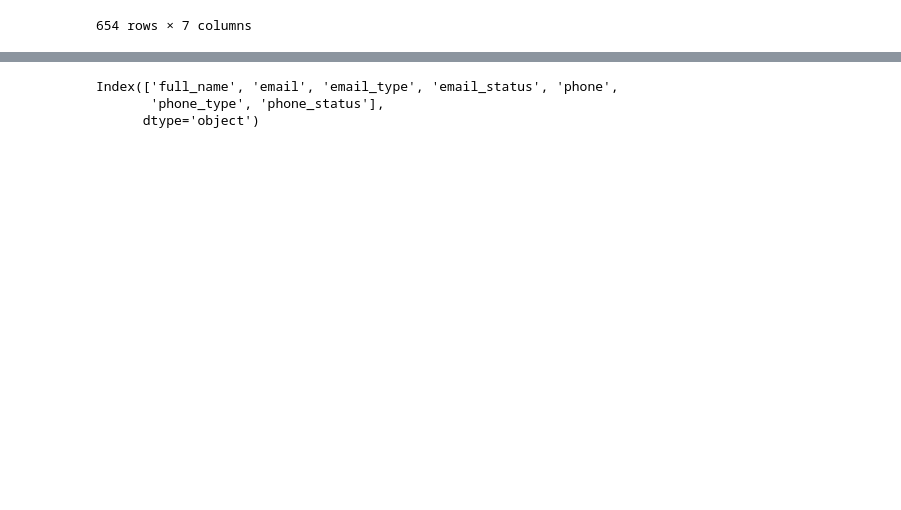
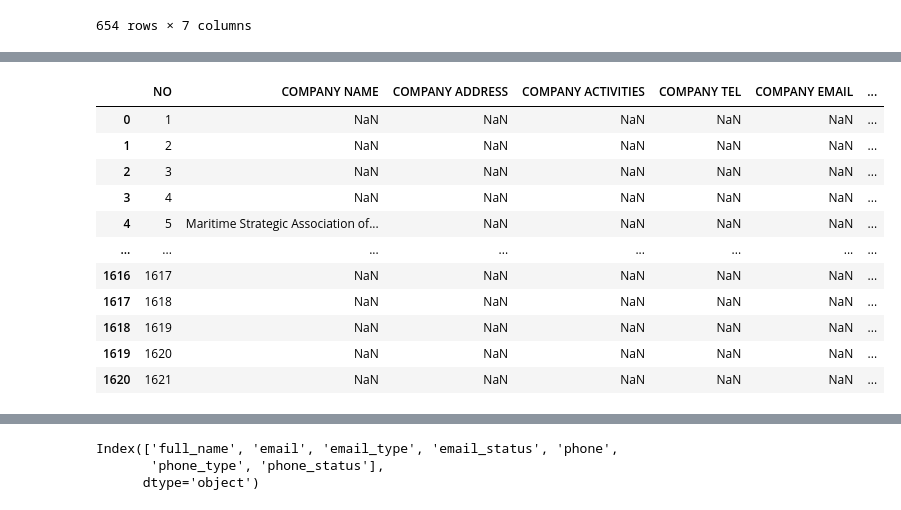
Before and after one commit to maeltwosinggit/My-Projects, a Jupyter notebook: Project 4 - Webscrape/rearrange.ipynb, the cells around one changed output, grey strips where cells are left out. Drawn from its saved outputs; the diff is of its cells as text; code cells hidden in the pictures; blank space fills up the shorter version.

Commit message:
transferred xlookup process from excel into python in ipynb for better processing performance

```diff
--- a/Project 4 - Webscrape/rearrange.ipynb
+++ b/Project 4 - Webscrape/rearrange.ipynb
@@ -113,0 +97,80 @@ Filtered data saved to combined_SalesQL_Record.xlsx
+# %%
+# extracting data from template
+dftemplate_raw = pd.read_excel('C:/Users/uadrian/Downloads/MITS/Data Research Template.xlsx', sheet_name='Sheet2', header=1)
+
+# drop last three useless column
+dftemplate_raw = dftemplate_raw.iloc[:, :-3]
+# %%
+#Task 1 - From Template Xlookup Contact Email (email type 'personal') with email status 'valid'
+
+# Filter filtered_df for rows where 'email_status' is 'valid' and 'email_type' is 'personal'
+filtered_df_t1 = filtered_df[(filtered_df['email_status'] == 'valid') & (filtered_df['email_type'] == 'personal')]
+print(f'count rows for filtered_df: {filtered_df.shape}\ncount rows for filtered_df_t1: {filtered_df_t1.shape}')
+
+# Create a copy of dftemplate_raw
+dftemplate_t1 = dftemplate_raw.copy()
+
+# Create a dictionary mapping 'Raw Full Name' to 'email' in filtered_df
+email_mapping = dict(zip(filtered_df['Raw Full Name'], filtered_df['email']))
+
+# Fill NaN values in 'email' column of dftemplate_t1 using email_mapping
+dftemplate_t1['CONTACT EMAIL'] = dftemplate_t1['Raw Full Name'].map(email_mapping).fillna(dftemplate_t1['CONTACT EMAIL'])
+
+
+
+#Task 2 - From Template Xlookup Work Email (email type 'main job' & 'job') with email status 'valid'
+
+# Filter filtered_df for rows where 'email_status' is 'valid' and 'email_type' is 'main job' or 'job'
+filtered_df_t2 = filtered_df[(filtered_df['email_status'] == 'valid') & (filtered_df['email_type'].isin(['main job', 'job']))]
+
+# Create a copy of dftemplate_raw
+dftemplate_t2 = dftemplate_t1.copy()
+
+# Create a dictionary mapping 'Raw Full Name' to 'email' in filtered_df_t2, only for 'main job' and 'job' emails
+email_mapping_t2 = dict(zip(filtered_df_t2['Raw Full Name'], filtered_df_t2['email']))
+
+# Fill NaN values in 'WORK EMAIL' column of dftemplate_t2 using email_mapping_t2
+dftemplate_t2['WORK EMAIL'] = dftemplate_t2['Raw Full Name'].map(email_mapping_t2).fillna(dftemplate_t2['WORK EMAIL'])
+
+
+
+#Task 3 - From Template Xlookup Contact Tel (phone type '') with phone status status 'valid'
+
+# Filter filtered_df for rows where 'phone_status' is 'valid' and 'phone_type' is ''
+filtered_df_t3 = filtered_df[(filtered_df['phone_status'] == 'valid') & (filtered_df['phone_type'] == '')]
+
+# Create a copy of dftemplate_raw
+dftemplate_t3 = dftemplate_t2.copy()
+
+# Create a dictionary mapping 'Raw Full Name' to 'phone' in filtered_df_t3, only for phone_type ''
+phone_mapping_t3 = dict(zip(filtered_df_t3['Raw Full Name'], filtered_df_t3['phone']))
+
+# Fill NaN values in 'CONTACT TEL' column of dftemplate_t3 using phone_mapping_t3
+dftemplate_t3['CONTACT TEL'] = dftemplate_t3['Raw Full Name'].map(phone_mapping_t3).fillna(dftemplate_t3['CONTACT TEL'])
+
+
+
+#Task 4 - From Template column 'Raw Full Name', xlookup join_df 'Raw Full Name' and return column 'company_name'
+
+# Create a copy of dftemplate_raw
+dftemplate_t4 = dftemplate_t3.copy()
+
+# Create a dictionary mapping 'Raw Full Name' to 'company_name' in join_df
+company_mapping = dict(zip(join_df['Raw Full Name'], join_df['company_name']))
+
+# Fill NaN values in 'COMPANY NAME' column of dftemplate_t4 using company_mapping
+dftemplate_t4['COMPANY NAME'] = dftemplate_t4['Raw Full Name'].map(company_mapping).fillna(dftemplate_t4['COMPANY NAME'])
+
+#Task 5 - From Template column 'Raw Full Name', xlookup join_df 'Raw Full Name' and return column 'company_website'
+
+# Create a copy of dftemplate_raw
+dftemplate_t5 = dftemplate_t4.copy()
+
+# Create a dictionary mapping 'Raw Full Name' to 'company_website' in join_df
+website_mapping = dict(zip(join_df['Raw Full Name'], join_df['company_website']))
+
+# Fill NaN values in 'COMPANY WEBSITE' column of dftemplate_t5 using website_mapping
+dftemplate_t5['COMPANY WEBSITE'] = dftemplate_t5['Raw Full Name'].map(website_mapping).fillna(dftemplate_t5['COMPANY WEBSITE'])
+
+dftemplate_t5
+# %% [output]
@@ -113,0 +179,12 @@ Filtered data saved to combined_SalesQL_Record.xlsx
+|  | NO | COMPANY NAME | COMPANY ADDRESS | COMPANY ACTIVITIES | COMPANY TEL | COMPANY EMAIL | ... |
+| 0 | 1 | NaN | NaN | NaN | NaN | NaN | ... |
+| 1 | 2 | NaN | NaN | NaN | NaN | NaN | ... |
+| 2 | 3 | NaN | NaN | NaN | NaN | NaN | ... |
+| 3 | 4 | NaN | NaN | NaN | NaN | NaN | ... |
+| 4 | 5 | Maritime Strategic Association of... | NaN | NaN | NaN | NaN | ... |
+| ... | ... | ... | ... | ... | ... | ... | ... |
+| 1616 | 1617 | NaN | NaN | NaN | NaN | NaN | ... |
+| 1617 | 1618 | NaN | NaN | NaN | NaN | NaN | ... |
+| 1618 | 1619 | NaN | NaN | NaN | NaN | NaN | ... |
+| 1619 | 1620 | NaN | NaN | NaN | NaN | NaN | ... |
+| 1620 | 1621 | NaN | NaN | NaN | NaN | NaN | ... |
```
Also changed, not shown: parts of 6 cells of this notebook, 5 other files.
